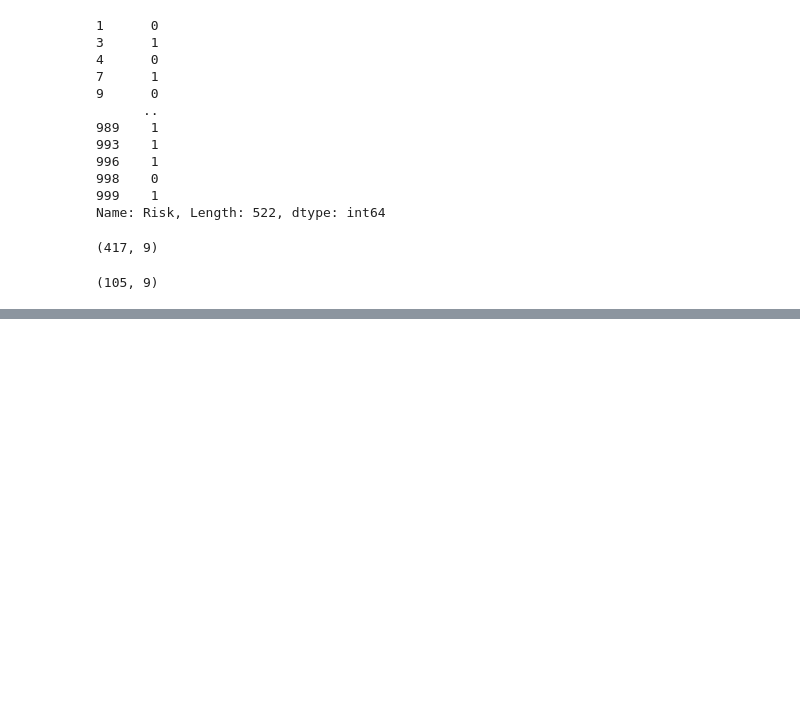
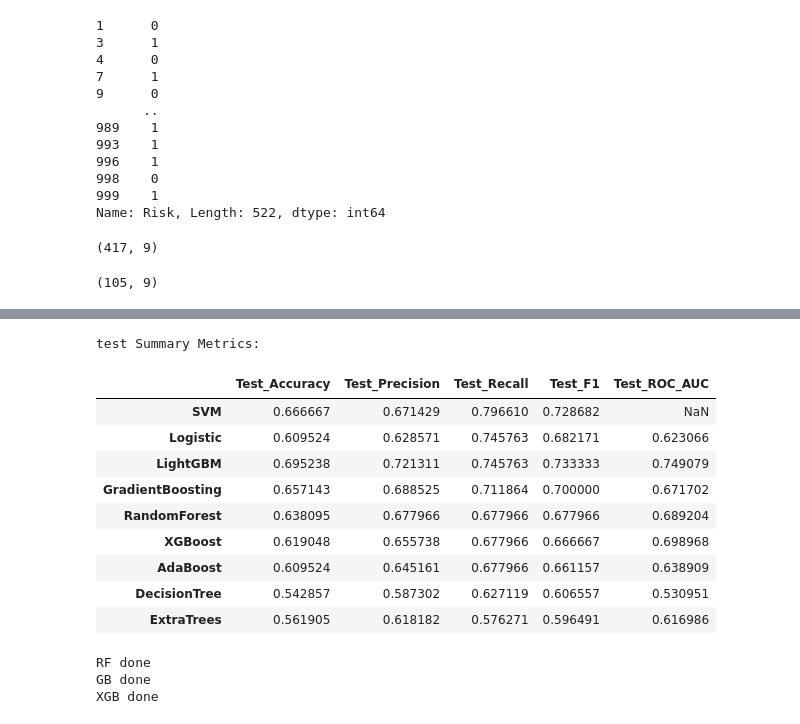
Before and after one commit to aaquiib/Credit-Risk-Modelling, a Jupyter notebook: notebook/analysis.ipynb, the cells around one changed output, grey strips where cells are left out. Cells and saved outputs as stored; diff of their text form; code cells hidden in the pictures; blank space fills up the shorter version.

Commit message:
modelling and tunning

```diff
--- a/notebook/analysis.ipynb
+++ b/notebook/analysis.ipynb
@@ -544,0 +602,15 @@ ExtraTrees        0.590476   0.648148  0.593220  0.619469
+# %%
+print("\ntest Summary Metrics:")
+pd.DataFrame(test_results).T.sort_values(by="Test_Recall", ascending=False)
+# %% [output]
+test Summary Metrics:
+|  | Test_Accuracy | Test_Precision | Test_Recall | Test_F1 | Test_ROC_AUC |
+| SVM | 0.666667 | 0.671429 | 0.796610 | 0.728682 | NaN |
+| Logistic | 0.609524 | 0.628571 | 0.745763 | 0.682171 | 0.623066 |
+| LightGBM | 0.695238 | 0.721311 | 0.745763 | 0.733333 | 0.749079 |
+| GradientBoosting | 0.657143 | 0.688525 | 0.711864 | 0.700000 | 0.671702 |
+| RandomForest | 0.638095 | 0.677966 | 0.677966 | 0.677966 | 0.689204 |
+| XGBoost | 0.619048 | 0.655738 | 0.677966 | 0.666667 | 0.698968 |
+| AdaBoost | 0.609524 | 0.645161 | 0.677966 | 0.661157 | 0.638909 |
+| DecisionTree | 0.542857 | 0.587302 | 0.627119 | 0.606557 | 0.530951 |
+| ExtraTrees | 0.561905 | 0.618182 | 0.576271 | 0.596491 | 0.616986 |
@@ -544,0 +688,44 @@ ExtraTrees        0.590476   0.648148  0.593220  0.619469
+# %%
+from sklearn.metrics import recall_score, precision_score, f1_score, accuracy_score
+
+best_models = {}
+test_results = {}
+
+for name, model, params in randomcv_models:
+
+    pipe = Pipeline([
+        ("prep", preprocessor),
+        ("model", model())
+    ])
+
+    random_search = RandomizedSearchCV(
+        estimator=pipe,
+        param_distributions={f"model__{k}": v for k, v in params.items()},
+        n_iter=50,
+        scoring="recall",
+        cv=5,
+        n_jobs=-1,
+        random_state=42
+    )
+
+    random_search.fit(X_train, y_train)
+
+    # store best pipeline
+    best_models[name] = random_search.best_estimator_
+
+    # test prediction
+    y_pred = random_search.predict(X_test)
+
+    # metrics
+    test_results[name] = {
+        "Recall": recall_score(y_test, y_pred),
+        "Precision": precision_score(y_test, y_pred),
+        "F1": f1_score(y_test, y_pred),
+        "Accuracy": accuracy_score(y_test, y_pred)
+    }
+
+    print(f"{name} done")
+# %% [output]
+RF done
+GB done
+XGB done
```
Also changed, not shown: parts of 25 cells of this notebook, 2 other files.
